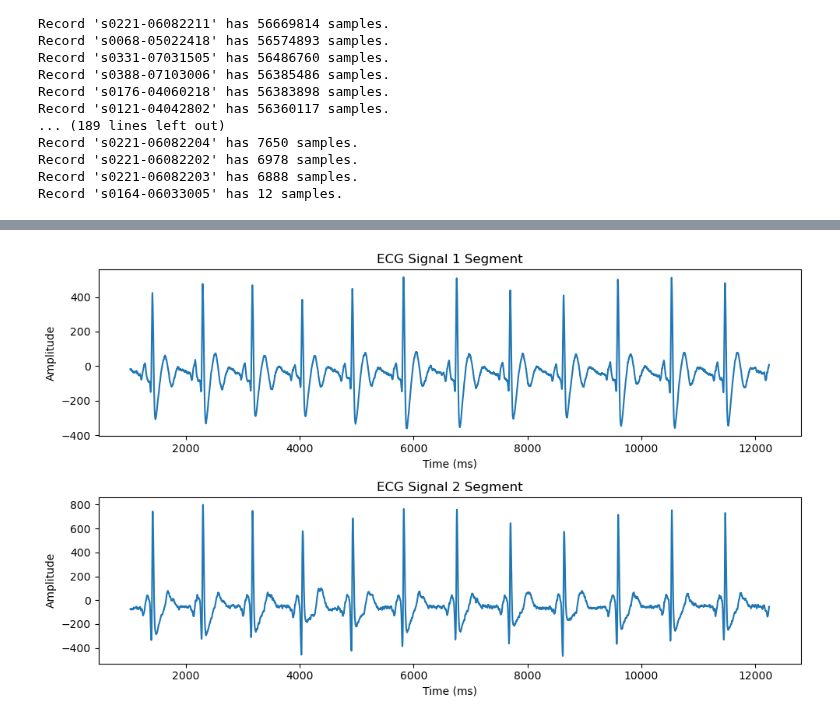
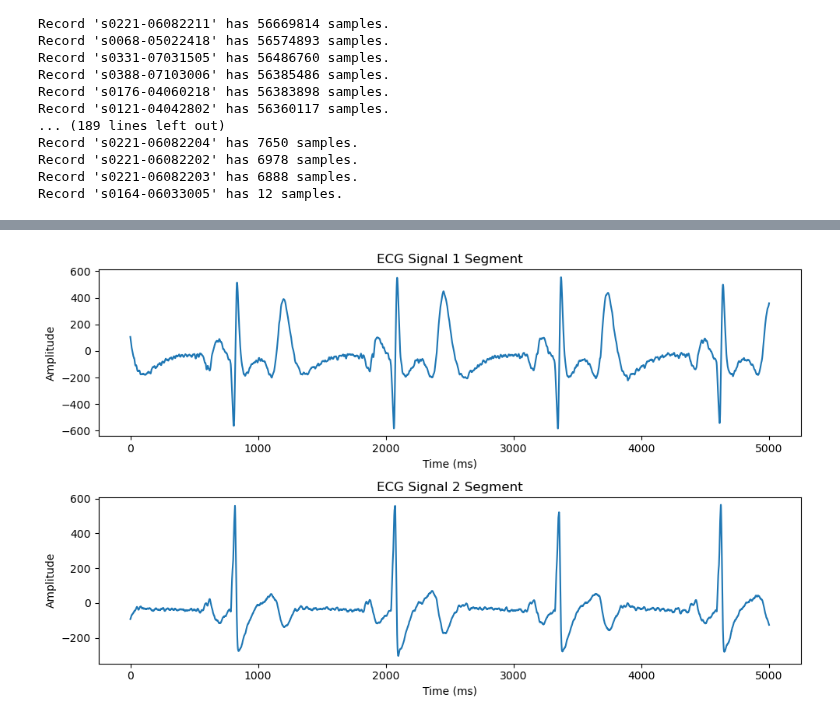
Before and after one commit to ng-anhhtuann/ecg-stroke-prediction, a Jupyter notebook: elderly-stroke/ecg.ipynb, the cells around one changed output, grey strips where cells are left out. Saved outputs shown, nothing was run; the diff lists cells and outputs as text; code cells hidden in the pictures.

```diff
--- a/elderly-stroke/ecg.ipynb
+++ b/elderly-stroke/ecg.ipynb
@@ -205,32 +232,32 @@ def plot_ecg_signal(main_name_of_file, n, m=0):
     except Exception as e:
         print(f"Error reading the file: {e}")
         return
 
     # Time array for the segment
     time = np.arange(m, n) * 1  # 1 ms per sample
 
     # Plotting
     plt.figure(figsize=(10, 6))
 
     plt.subplot(2, 1, 1)
     plt.plot(time, data_segment[:, 0])
     plt.title('ECG Signal 1 Segment')
     plt.xlabel('Time (ms)')
     plt.ylabel('Amplitude')
 
     plt.subplot(2, 1, 2)
     plt.plot(time, data_segment[:, 1])
     plt.title('ECG Signal 2 Segment')
     plt.xlabel('Time (ms)')
     plt.ylabel('Amplitude')
 
     plt.tight_layout()
     plt.show()
 
 # Example usage
 names = get_main_names_of_files(FOLDER_PATH)
 # print("Main names of files:", names)
 
-plot_ecg_signal(names[1], 12245, 1023)
+plot_ecg_signal('s0064-05081806', 5000, 0)
 # %% [output]
-[figure, old version]
+[figure, new version]
```
Also changed, not shown: parts of 6 cells of this notebook.
